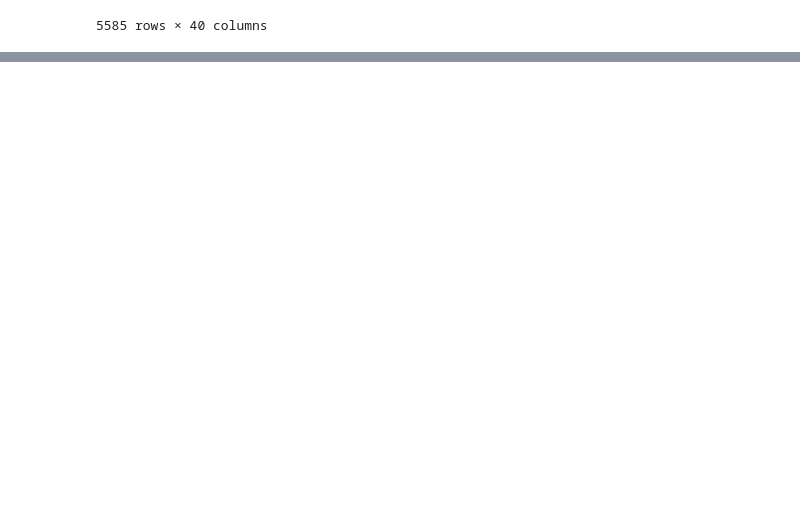
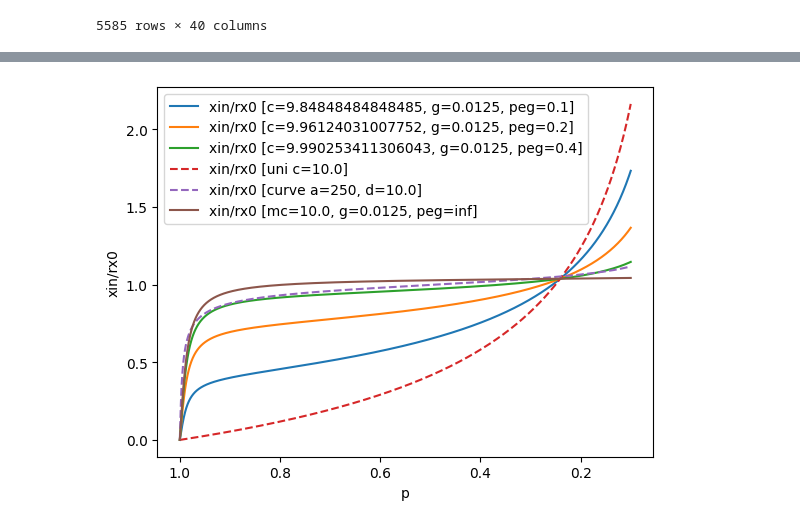
Before and after one commit to smolquants/cauchy-simulations-2025-03, a Jupyter notebook: notebook/curve.ipynb, the cells around one changed output, grey strips where cells are left out. Cells and saved outputs as stored; diff of their text form; code cells hidden in the pictures; blank space fills up the shorter version.

```diff
--- a/notebook/curve.ipynb
+++ b/notebook/curve.ipynb
@@ -155,0 +170,5 @@ ax.invert_xaxis()
+# %%
+ax = df.plot(x='ps', y=[f'xin/rx0 [c={modified_c(C, pm)}, g={GAMMA}, peg={pm * GAMMA}]' for pm in peg_multiples] + [f'xin/rx0 [uni c={C}]'] + ['xs / rxs'] + [f'xin/rx0 [mc={C}, g={GAMMA}, peg=inf]'], xlabel='p', ylabel=f'xin/rx0', label=[f'xin/rx0 [c={modified_c(C, pm)}, g={GAMMA}, peg={pm * GAMMA}]' for pm in peg_multiples] + [f'xin/rx0 [uni c={C}]'] + [f'xin/rx0 [curve a={A}, d={C}]'] + [f'xin/rx0 [mc={C}, g={GAMMA}, peg=inf]'], style=['-' for _ in range(len(peg_multiples))] + ['--', '--'] + ['-'])
+ax.invert_xaxis()
+# %% [output]
+[figure, added]
```
Also changed, not shown: parts of 3 cells of this notebook.
